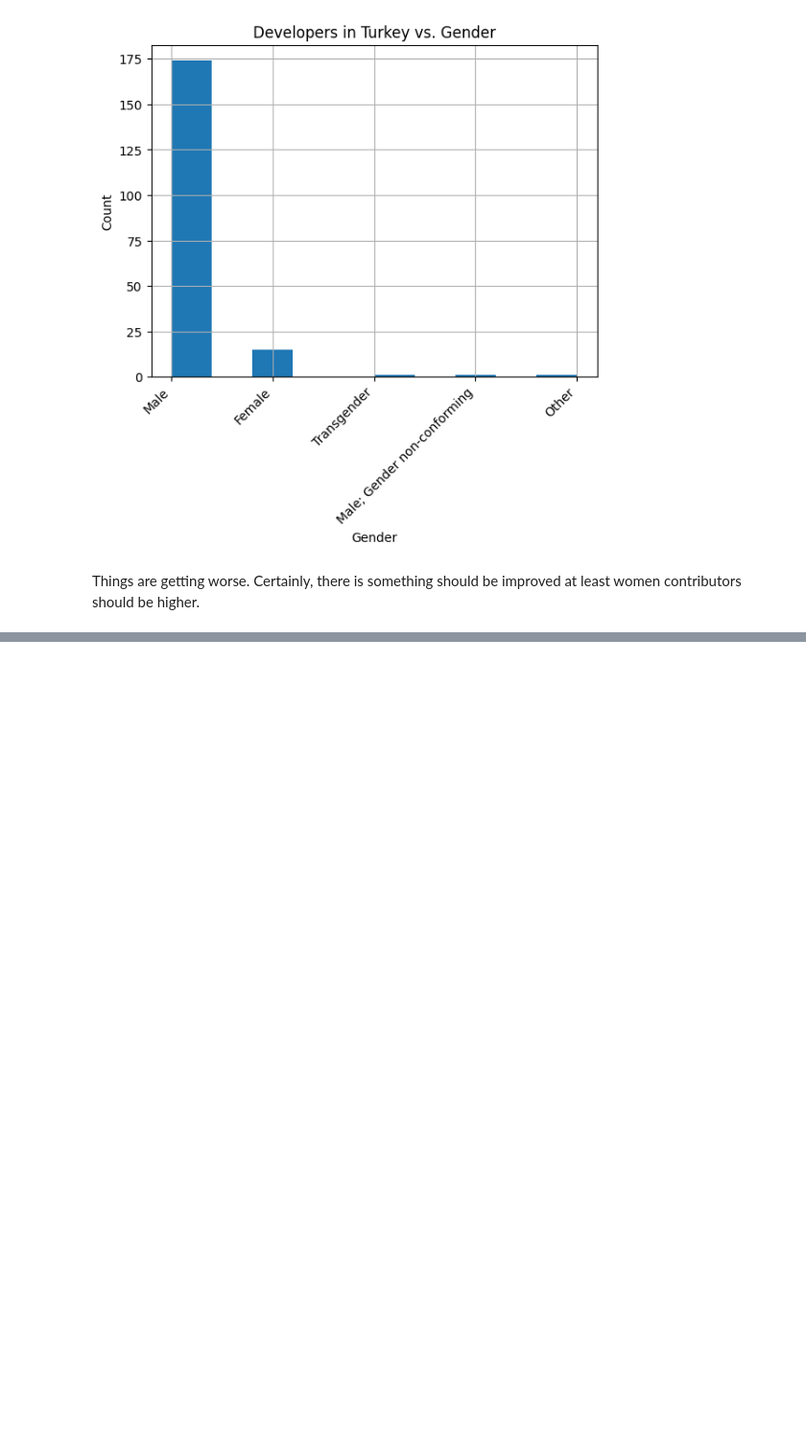
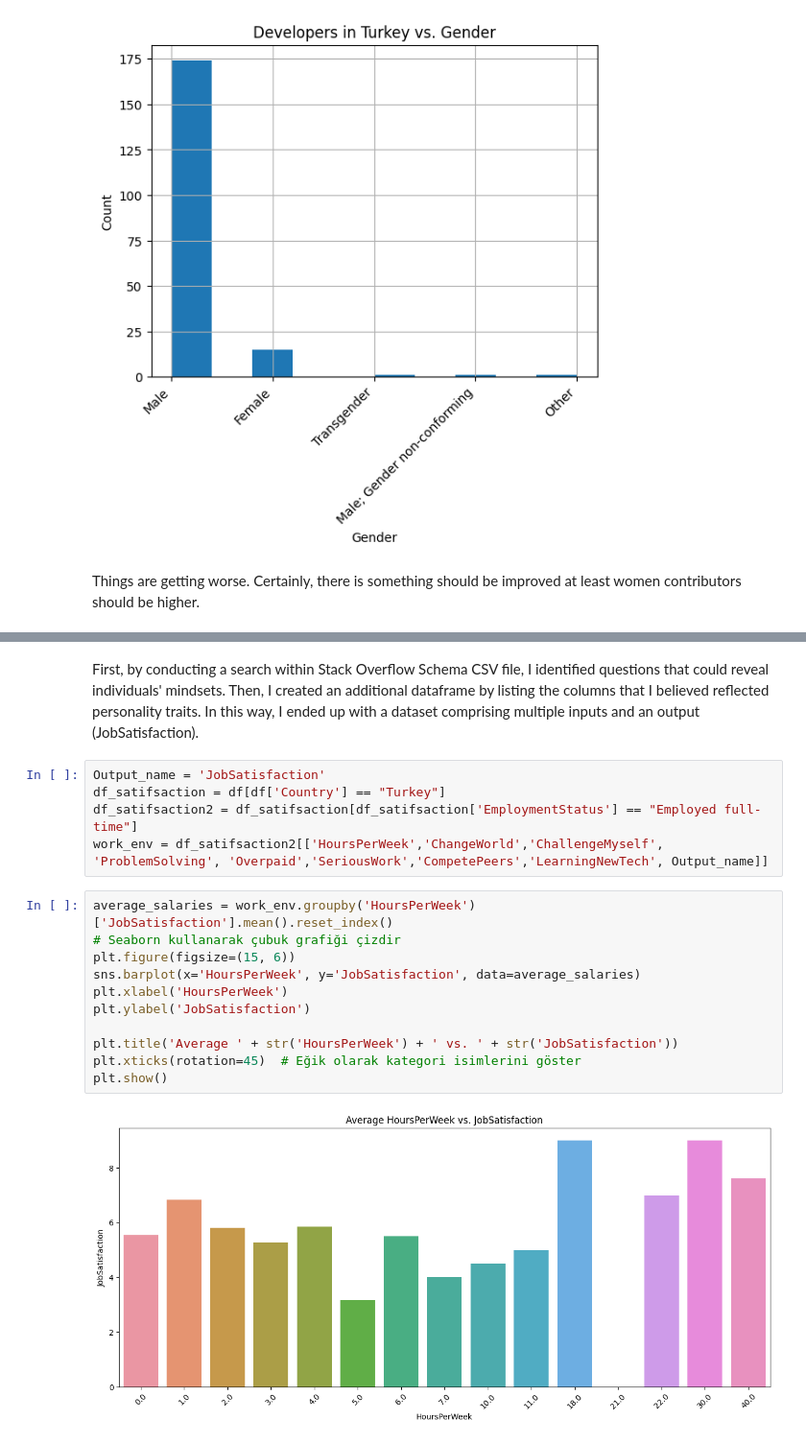
Before and after one commit to NevzatTalay/Project-Write-A-Data-Science-Blog-Post, a Jupyter notebook: Q1.ipynb, the cells around one changed output, grey strips where cells are left out. Shown at 96% size. Saved outputs shown, nothing was run; the diff lists cells and outputs as text; blank space fills up the shorter version.

```diff
--- a/Q1.ipynb
+++ b/Q1.ipynb
@@ -255,0 +319,20 @@ plt.show()
+# %% [markdown]
+First, by conducting a search within Stack Overflow Schema CSV file, I identified questions that could reveal individuals' mindsets. Then, I created an additional dataframe by listing the columns that I believed reflected personality traits. In this way, I ended up with a dataset comprising multiple inputs and an output (JobSatisfaction).
+# %%
+Output_name = 'JobSatisfaction'
+df_satifsaction = df[df['Country'] == "Turkey"]
+df_satifsaction2 = df_satifsaction[df_satifsaction['EmploymentStatus'] == "Employed full-time"]
+work_env = df_satifsaction2[['HoursPerWeek','ChangeWorld','ChallengeMyself', 'ProblemSolving', 'Overpaid','SeriousWork','CompetePeers','LearningNewTech', Output_name]]
+# %%
+average_salaries = work_env.groupby('HoursPerWeek')['JobSatisfaction'].mean().reset_index()
+# Seaborn kullanarak çubuk grafiği çizdir
+plt.figure(figsize=(15, 6))
+sns.barplot(x='HoursPerWeek', y='JobSatisfaction', data=average_salaries)
+plt.xlabel('HoursPerWeek')
+plt.ylabel('JobSatisfaction')
+
+plt.title('Average ' + str('HoursPerWeek') + ' vs. ' + str('JobSatisfaction'))
+plt.xticks(rotation=45)  # Eğik olarak kategori isimlerini göster
+plt.show()
+# %% [output]
+[figure, added]
```
Also changed, not shown: parts of 10 cells of this notebook, 1 other file.
